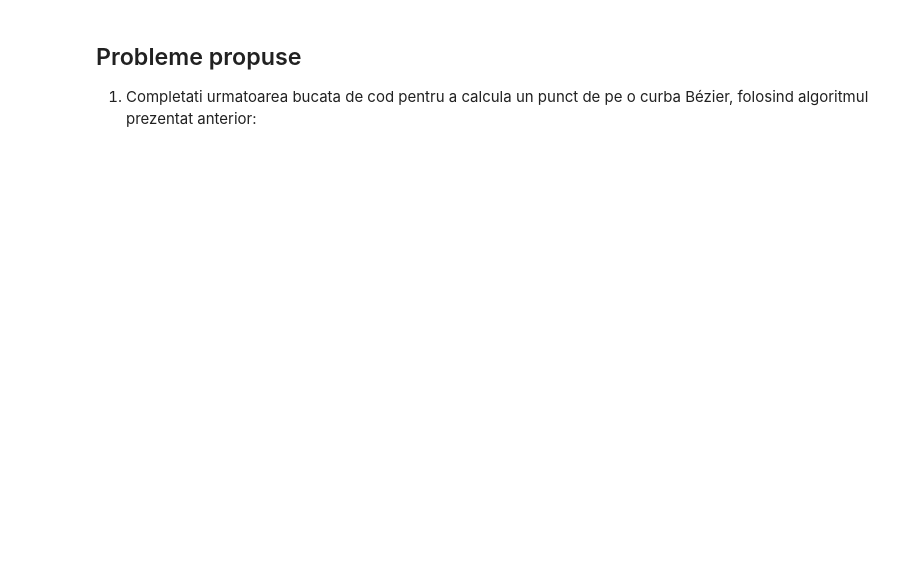
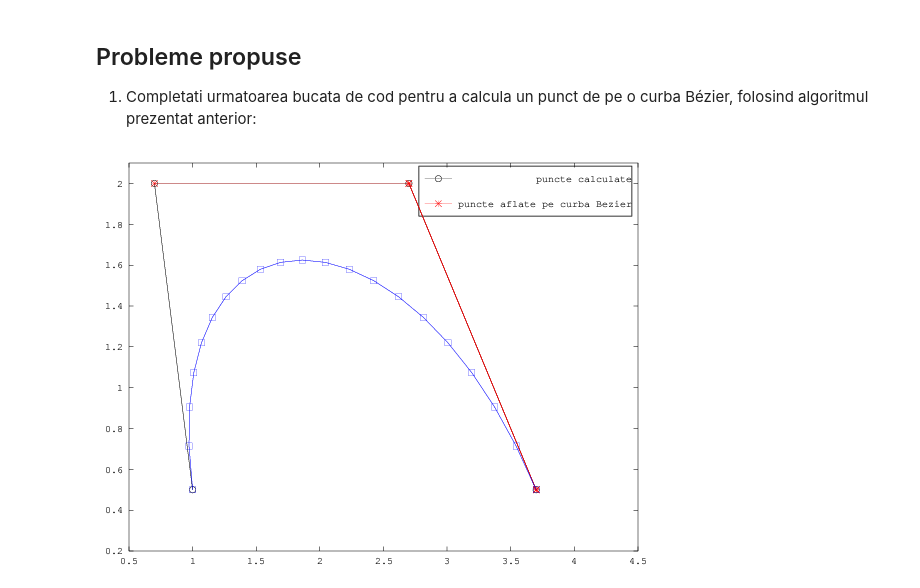
Before and after one commit to adinasm/numerical-methods-labs, a Jupyter notebook: Lab9.ipynb, the cells around one changed output. Drawn from its saved outputs; the diff is of its cells as text; code cells hidden in the pictures; blank space fills up the shorter version.

```diff
--- a/Lab9.ipynb
+++ b/Lab9.ipynb
@@ -515,3 +481,28 @@ Pentru $n = 3$, algoritmul De Casteljau este ilustrat in urmatorea schema ($P_{i
+# %%
+    % coordonatele punctelor de control
+    x = [1 0.7 2.7 3.7];
+    y = [0.5 2 2 0.5];
+
+    i = 1;
+    B_x = zeros();
+    B_y = zeros();
+    hold off;
+
+    for t = 0 : 0.05 : 1
+        P = Casteljau(x, y, t);
+        B_x(i) = P(1);
+        B_y(i) = P(2);
+
+        % plotare puncte de pe curba Bezier
+        plot(B_x, B_y, 'b-s');
+        legend ('puncte calculate', 'puncte aflate pe curba Bezier');
+        i++;
+
+        pause(0.5);
+        hold off;
+    endfor
+# %% [output]
+[figure, added]
 # %% [markdown]
 <a id='taylor'></a>
 
```
Also changed, not shown: parts of 8 cells of this notebook.
